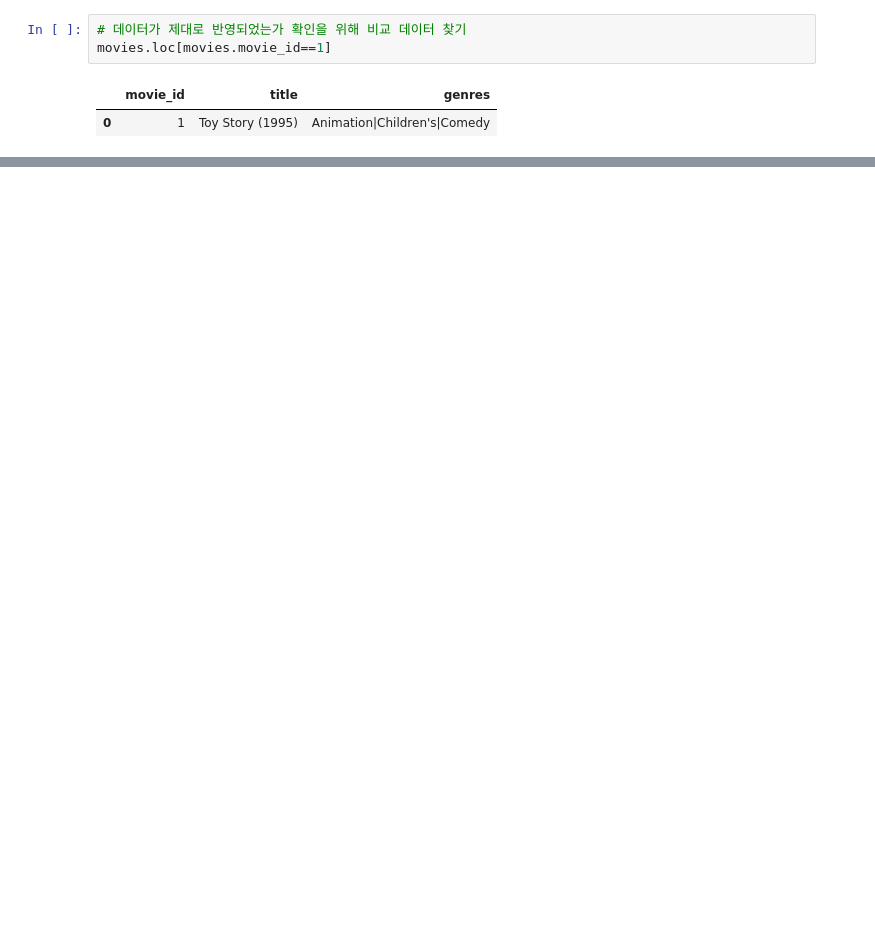
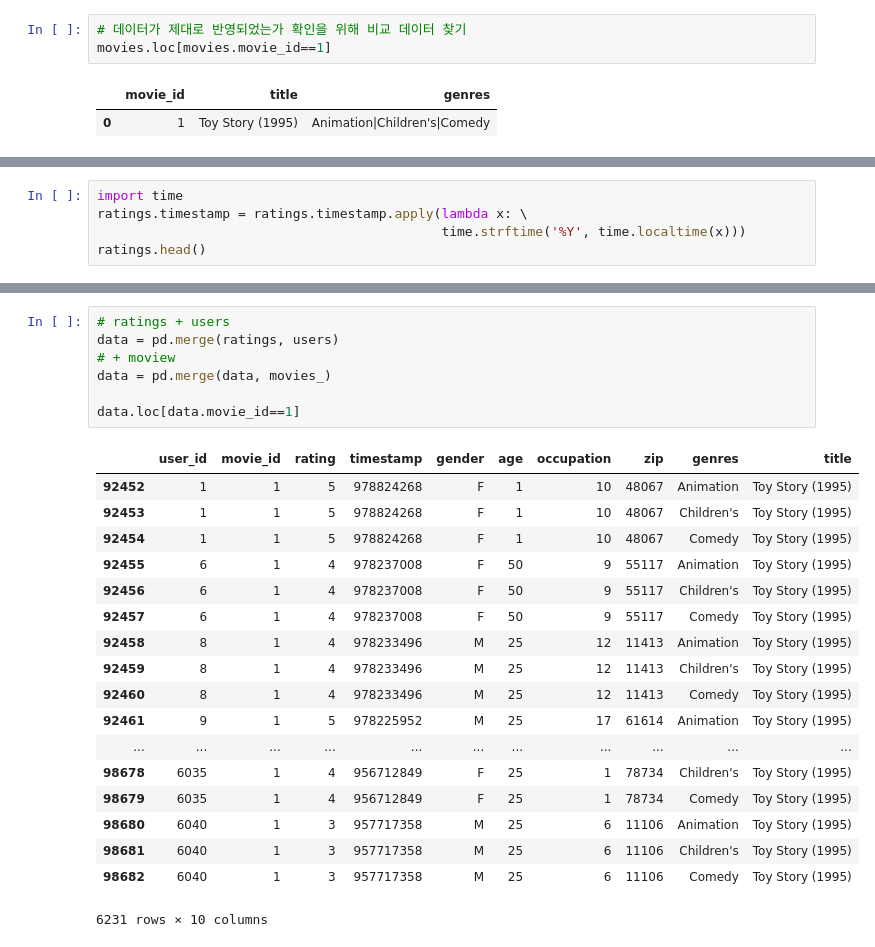
Before and after one commit to joyce04/python_database_class, a Jupyter notebook: 2.Pandas,Numpy/2. Pandas를 활용한 영화 평점 데이터.ipynb, the cells around one changed output, grey strips where cells are left out. Cells and saved outputs as stored; diff of their text form; blank space fills up the shorter version.

```diff
--- a/2.Pandas,Numpy/2. Pandas를 활용한 영화 평점 데이터.ipynb
+++ b/2.Pandas,Numpy/2. Pandas를 활용한 영화 평점 데이터.ipynb
@@ -137,0 +128,5 @@ movies.loc[movies.movie_id==1]
+# %%
+import time
+ratings.timestamp = ratings.timestamp.apply(lambda x: \
+                                            time.strftime('%Y', time.localtime(x)))
+ratings.head()
@@ -137,0 +145,26 @@ movies.loc[movies.movie_id==1]
+# %%
+# ratings + users
+data = pd.merge(ratings, users)
+# + moview
+data = pd.merge(data, movies_)
+
+data.loc[data.movie_id==1]
+# %% [output]
+|  | user_id | movie_id | rating | timestamp | gender | age | occupation | zip | genres | title |
+| 92452 | 1 | 1 | 5 | 978824268 | F | 1 | 10 | 48067 | Animation | Toy Story (1995) |
+| 92453 | 1 | 1 | 5 | 978824268 | F | 1 | 10 | 48067 | Children's | Toy Story (1995) |
+| 92454 | 1 | 1 | 5 | 978824268 | F | 1 | 10 | 48067 | Comedy | Toy Story (1995) |
+| 92455 | 6 | 1 | 4 | 978237008 | F | 50 | 9 | 55117 | Animation | Toy Story (1995) |
+| 92456 | 6 | 1 | 4 | 978237008 | F | 50 | 9 | 55117 | Children's | Toy Story (1995) |
+| 92457 | 6 | 1 | 4 | 978237008 | F | 50 | 9 | 55117 | Comedy | Toy Story (1995) |
+| 92458 | 8 | 1 | 4 | 978233496 | M | 25 | 12 | 11413 | Animation | Toy Story (1995) |
+| 92459 | 8 | 1 | 4 | 978233496 | M | 25 | 12 | 11413 | Children's | Toy Story (1995) |
+| 92460 | 8 | 1 | 4 | 978233496 | M | 25 | 12 | 11413 | Comedy | Toy Story (1995) |
+| 92461 | 9 | 1 | 5 | 978225952 | M | 25 | 17 | 61614 | Animation | Toy Story (1995) |
+| ... | ... | ... | ... | ... | ... | ... | ... | ... | ... | ... |
+| 98678 | 6035 | 1 | 4 | 956712849 | F | 25 | 1 | 78734 | Children's | Toy Story (1995) |
+| 98679 | 6035 | 1 | 4 | 956712849 | F | 25 | 1 | 78734 | Comedy | Toy Story (1995) |
+| 98680 | 6040 | 1 | 3 | 957717358 | M | 25 | 6 | 11106 | Animation | Toy Story (1995) |
+| 98681 | 6040 | 1 | 3 | 957717358 | M | 25 | 6 | 11106 | Children's | Toy Story (1995) |
+| 98682 | 6040 | 1 | 3 | 957717358 | M | 25 | 6 | 11106 | Comedy | Toy Story (1995) |
+6231 rows × 10 columns
```
Also changed, not shown: parts of 12 cells of this notebook.
